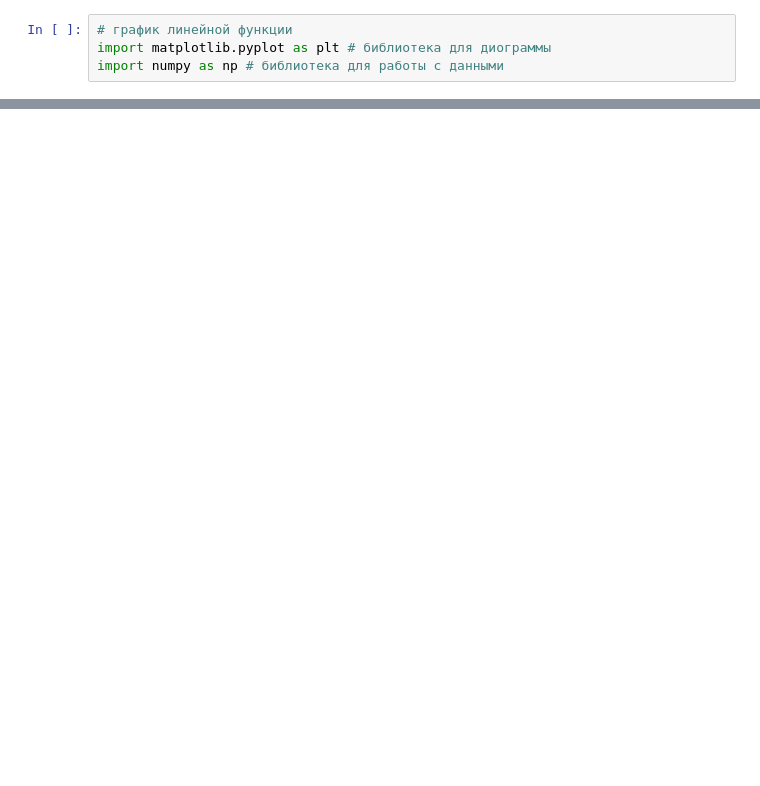
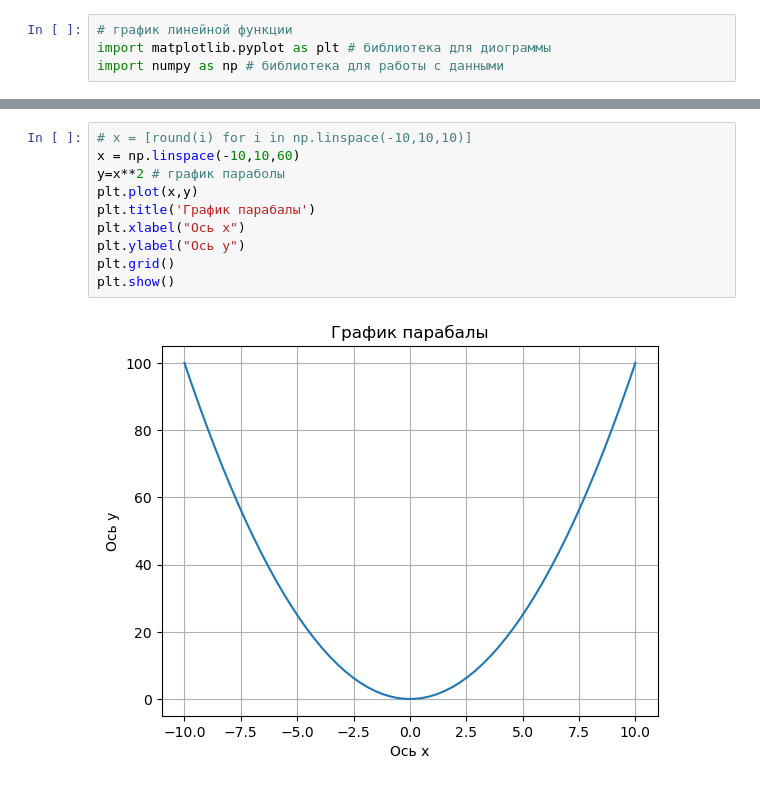
Before and after one commit to SENATOROVAI/Python-Anisiya, a Jupyter notebook: Math/Lesson_numpy.ipynb, the cells around one changed output, grey strips where cells are left out. Drawn from its saved outputs; the diff is of its cells as text; blank space fills up the shorter version.

```diff
--- a/Math/Lesson_numpy.ipynb
+++ b/Math/Lesson_numpy.ipynb
@@ -41,0 +44,12 @@ linspace(start, stop, num=50, endpoint=True, retstep=False, dtype=None, axis=0)
+# %%
+# x = [round(i) for i in np.linspace(-10,10,10)]
+x = np.linspace(-10,10,60)
+y=x**2 # график параболы
+plt.plot(x,y)
+plt.title('График парабалы')
+plt.xlabel("Ось x")
+plt.ylabel("Ось y")
+plt.grid()
+plt.show()
+# %% [output]
+[figure, added]
```
Also changed, not shown: parts of 11 cells of this notebook, 30 other files.
